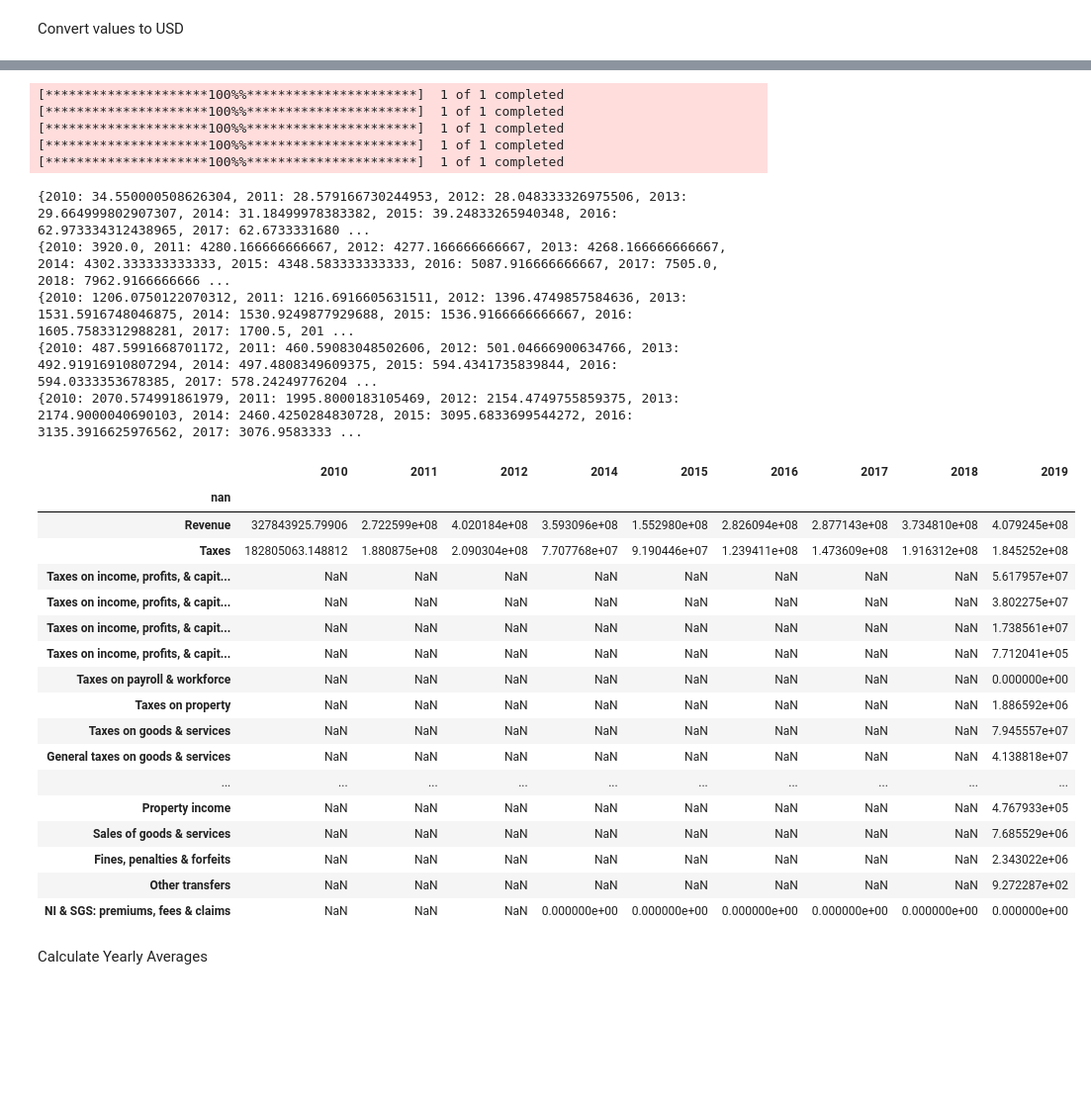
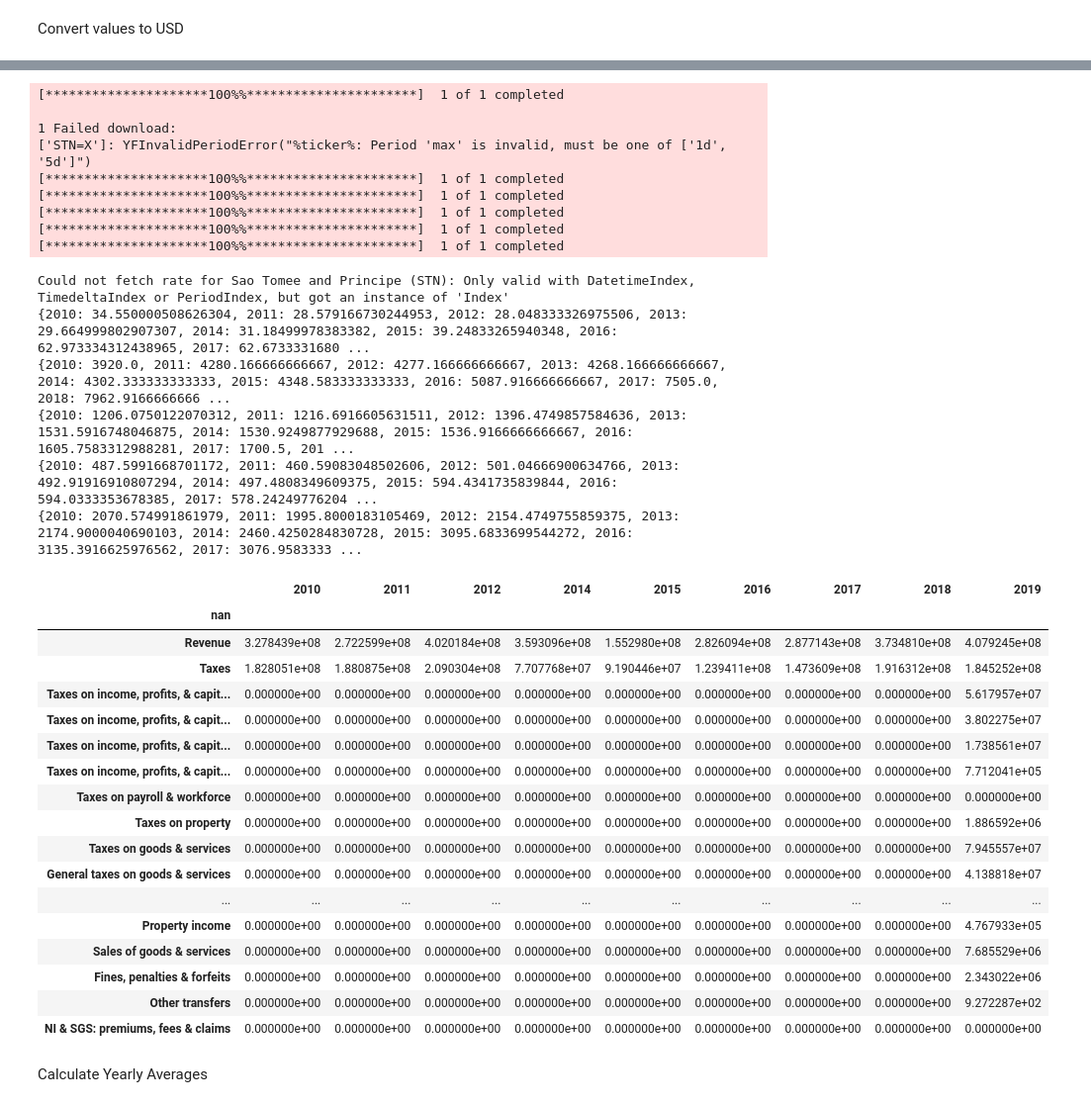
Before and after one commit to mpham8/macro-debtrelief-humancapital, a Jupyter notebook: govt-revenue.ipynb, the cells around one changed output, grey strips where cells are left out. Shown at 99% size. Drawn from its saved outputs; the diff is of its cells as text; code cells hidden in the pictures; blank space fills up the shorter version.

```diff
--- a/govt-revenue.ipynb
+++ b/govt-revenue.ipynb
@@ -137,7 +137,7 @@ for key in master_table: #loop through table (where key is the country name) (ma
   master_table[key] = master_table[key][1:]
   master_table[key] = master_table[key].set_index(master_table[key].columns[0])
   master_table[key].columns = [int(float(col)) for col in master_table[key].columns]
-
+  master_table[key] = master_table[key].fillna(0)
 
   if scale == "Scale: Billions":
     master_table[key] = master_table[key]* (10 ** 9) #multiple every value in dataframe by 1e9 if scale is billion
@@ -216,31 +211,36 @@ Could not fetch rate for Sao Tomee and Principe (STN): Only valid with DatetimeI
+[*********************100%%**********************]  1 of 1 completed
+
+1 Failed download:
+['STN=X']: YFInvalidPeriodError("%ticker%: Period 'max' is invalid, must be one of ['1d', '5d']")
 [*********************100%%**********************]  1 of 1 completed
 [*********************100%%**********************]  1 of 1 completed
 [*********************100%%**********************]  1 of 1 completed
 [*********************100%%**********************]  1 of 1 completed
 [*********************100%%**********************]  1 of 1 completed
+Could not fetch rate for Sao Tomee and Principe (STN): Only valid with DatetimeIndex, TimedeltaIndex or PeriodIndex, but got an instance of 'Index'
 {2010: 34.550000508626304, 2011: 28.579166730244953, 2012: 28.048333326975506, 2013: 29.664999802907307, 2014: 31.18499978383382, 2015: 39.24833265940348, 2016: 62.973334312438965, 2017: 62.6733331680 ...
 {2010: 3920.0, 2011: 4280.166666666667, 2012: 4277.166666666667, 2013: 4268.166666666667, 2014: 4302.333333333333, 2015: 4348.583333333333, 2016: 5087.916666666667, 2017: 7505.0, 2018: 7962.9166666666 ...
 {2010: 1206.0750122070312, 2011: 1216.6916605631511, 2012: 1396.4749857584636, 2013: 1531.5916748046875, 2014: 1530.9249877929688, 2015: 1536.9166666666667, 2016: 1605.7583312988281, 2017: 1700.5, 201 ...
 {2010: 487.5991668701172, 2011: 460.59083048502606, 2012: 501.04666900634766, 2013: 492.91916910807294, 2014: 497.4808349609375, 2015: 594.4341735839844, 2016: 594.0333353678385, 2017: 578.24249776204 ...
 {2010: 2070.574991861979, 2011: 1995.8000183105469, 2012: 2154.4749755859375, 2013: 2174.9000040690103, 2014: 2460.4250284830728, 2015: 3095.6833699544272, 2016: 3135.3916625976562, 2017: 3076.9583333 ...
 |  | 2010 | 2011 | 2012 | 2014 | 2015 | 2016 | 2017 | 2018 | 2019 |
 | nan |  |  |  |  |  |  |  |  |  |
-| Revenue | 327843925.79906 | 2.722599e+08 | 4.020184e+08 | 3.593096e+08 | 1.552980e+08 | 2.826094e+08 | 2.877143e+08 | 3.734810e+08 | 4.079245e+08 |
-| Taxes | 182805063.148812 | 1.880875e+08 | 2.090304e+08 | 7.707768e+07 | 9.190446e+07 | 1.239411e+08 | 1.473609e+08 | 1.916312e+08 | 1.845252e+08 |
-| Taxes on income, profits, & capit... | NaN | NaN | NaN | NaN | NaN | NaN | NaN | NaN | 5.617957e+07 |
-| Taxes on income, profits, & capit... | NaN | NaN | NaN | NaN | NaN | NaN | NaN | NaN | 3.802275e+07 |
-| Taxes on income, profits, & capit... | NaN | NaN | NaN | NaN | NaN | NaN | NaN | NaN | 1.738561e+07 |
-| Taxes on income, profits, & capit... | NaN | NaN | NaN | NaN | NaN | NaN | NaN | NaN | 7.712041e+05 |
-| Taxes on payroll & workforce | NaN | NaN | NaN | NaN | NaN | NaN | NaN | NaN | 0.000000e+00 |
-| Taxes on property | NaN | NaN | NaN | NaN | NaN | NaN | NaN | NaN | 1.886592e+06 |
-| Taxes on goods & services | NaN | NaN | NaN | NaN | NaN | NaN | NaN | NaN | 7.945557e+07 |
-| General taxes on goods & services | NaN | NaN | NaN | NaN | NaN | NaN | NaN | NaN | 4.138818e+07 |
+| Revenue | 3.278439e+08 | 2.722599e+08 | 4.020184e+08 | 3.593096e+08 | 1.552980e+08 | 2.826094e+08 | 2.877143e+08 | 3.734810e+08 | 4.079245e+08 |
+| Taxes | 1.828051e+08 | 1.880875e+08 | 2.090304e+08 | 7.707768e+07 | 9.190446e+07 | 1.239411e+08 | 1.473609e+08 | 1.916312e+08 | 1.845252e+08 |
+| Taxes on income, profits, & capit... | 0.000000e+00 | 0.000000e+00 | 0.000000e+00 | 0.000000e+00 | 0.000000e+00 | 0.000000e+00 | 0.000000e+00 | 0.000000e+00 | 5.617957e+07 |
+| Taxes on income, profits, & capit... | 0.000000e+00 | 0.000000e+00 | 0.000000e+00 | 0.000000e+00 | 0.000000e+00 | 0.000000e+00 | 0.000000e+00 | 0.000000e+00 | 3.802275e+07 |
+| Taxes on income, profits, & capit... | 0.000000e+00 | 0.000000e+00 | 0.000000e+00 | 0.000000e+00 | 0.000000e+00 | 0.000000e+00 | 0.000000e+00 | 0.000000e+00 | 1.738561e+07 |
+| Taxes on income, profits, & capit... | 0.000000e+00 | 0.000000e+00 | 0.000000e+00 | 0.000000e+00 | 0.000000e+00 | 0.000000e+00 | 0.000000e+00 | 0.000000e+00 | 7.712041e+05 |
+| Taxes on payroll & workforce | 0.000000e+00 | 0.000000e+00 | 0.000000e+00 | 0.000000e+00 | 0.000000e+00 | 0.000000e+00 | 0.000000e+00 | 0.000000e+00 | 0.000000e+00 |
+| Taxes on property | 0.000000e+00 | 0.000000e+00 | 0.000000e+00 | 0.000000e+00 | 0.000000e+00 | 0.000000e+00 | 0.000000e+00 | 0.000000e+00 | 1.886592e+06 |
+| Taxes on goods & services | 0.000000e+00 | 0.000000e+00 | 0.000000e+00 | 0.000000e+00 | 0.000000e+00 | 0.000000e+00 | 0.000000e+00 | 0.000000e+00 | 7.945557e+07 |
+| General taxes on goods & services | 0.000000e+00 | 0.000000e+00 | 0.000000e+00 | 0.000000e+00 | 0.000000e+00 | 0.000000e+00 | 0.000000e+00 | 0.000000e+00 | 4.138818e+07 |
 | ... | ... | ... | ... | ... | ... | ... | ... | ... | ... |
-| Property income | NaN | NaN | NaN | NaN | NaN | NaN | NaN | NaN | 4.767933e+05 |
-| Sales of goods & services | NaN | NaN | NaN | NaN | NaN | NaN | NaN | NaN | 7.685529e+06 |
-| Fines, penalties & forfeits | NaN | NaN | NaN | NaN | NaN | NaN | NaN | NaN | 2.343022e+06 |
-| Other transfers | NaN | NaN | NaN | NaN | NaN | NaN | NaN | NaN | 9.272287e+02 |
-| NI & SGS: premiums, fees & claims | NaN | NaN | NaN | 0.000000e+00 | 0.000000e+00 | 0.000000e+00 | 0.000000e+00 | 0.000000e+00 | 0.000000e+00 |
+| Property income | 0.000000e+00 | 0.000000e+00 | 0.000000e+00 | 0.000000e+00 | 0.000000e+00 | 0.000000e+00 | 0.000000e+00 | 0.000000e+00 | 4.767933e+05 |
+| Sales of goods & services | 0.000000e+00 | 0.000000e+00 | 0.000000e+00 | 0.000000e+00 | 0.000000e+00 | 0.000000e+00 | 0.000000e+00 | 0.000000e+00 | 7.685529e+06 |
+| Fines, penalties & forfeits | 0.000000e+00 | 0.000000e+00 | 0.000000e+00 | 0.000000e+00 | 0.000000e+00 | 0.000000e+00 | 0.000000e+00 | 0.000000e+00 | 2.343022e+06 |
+| Other transfers | 0.000000e+00 | 0.000000e+00 | 0.000000e+00 | 0.000000e+00 | 0.000000e+00 | 0.000000e+00 | 0.000000e+00 | 0.000000e+00 | 9.272287e+02 |
+| NI & SGS: premiums, fees & claims | 0.000000e+00 | 0.000000e+00 | 0.000000e+00 | 0.000000e+00 | 0.000000e+00 | 0.000000e+00 | 0.000000e+00 | 0.000000e+00 | 0.000000e+00 |
 # %% [markdown]
 Calculate Yearly Averages
 # %%
```
Also changed, not shown: parts of 4 cells of this notebook.
